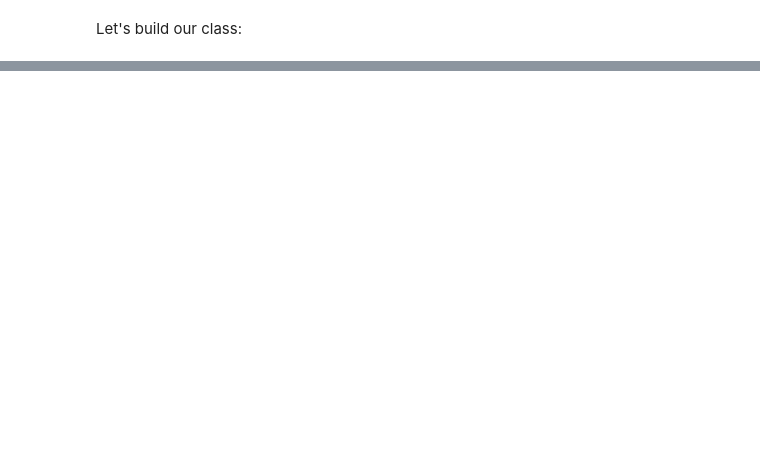
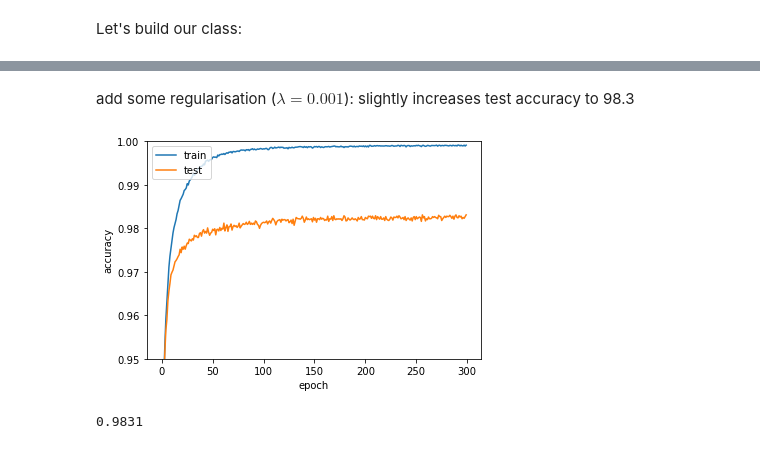
Before and after one commit to moritzhambach/MNIST---classifying-handwritten-digits, a Jupyter notebook: A Neural Network from scratch.ipynb, the cells around one changed output, grey strips where cells are left out. Saved outputs shown, nothing was run; the diff lists cells and outputs as text; code cells hidden in the pictures; blank space fills up the shorter version.

```diff
--- a/A Neural Network from scratch.ipynb
+++ b/A Neural Network from scratch.ipynb
@@ -252,0 +288,16 @@ test accuracy=0.96668+-0.00221033934046
+# %% [markdown]
+add some regularisation ($\lambda=0.001$): slightly increases test accuracy to 98.3
+# %%
+net00=myNetwork([784,200,10], leakyRelu, softmax)
+[Wlist, blist,acc_train_list,acc_test_list]=net00.gradient_descent(A, Y, A_test,Y_test, 300,128,0.03,0.001,True)
+plt.plot(acc_train_list)
+plt.plot(acc_test_list)
+plt.ylim([0.95,1])
+plt.ylabel('accuracy')
+plt.xlabel('epoch')
+plt.legend(['train', 'test'], loc='upper left')
+plt.show()
+print(acc_test_list[-1])
+# %% [output]
+[figure, added]
+0.9831
```
Also changed, not shown: parts of 18 cells of this notebook.
